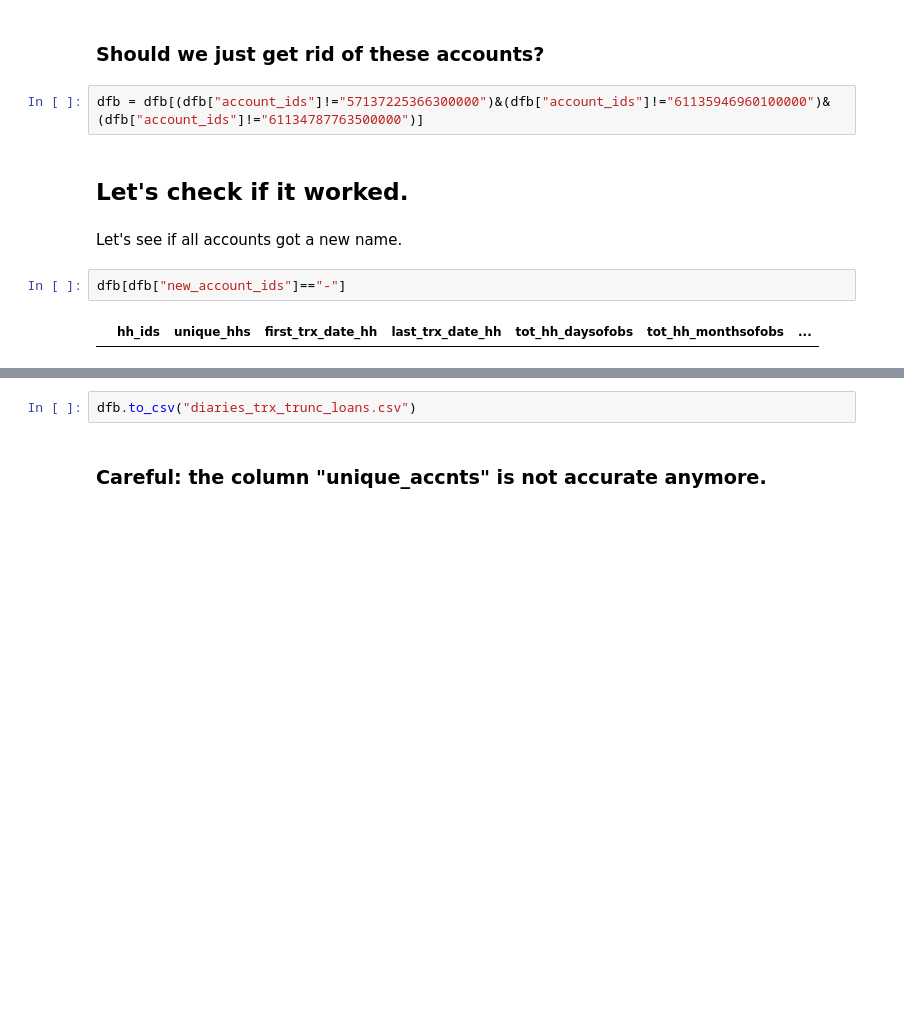
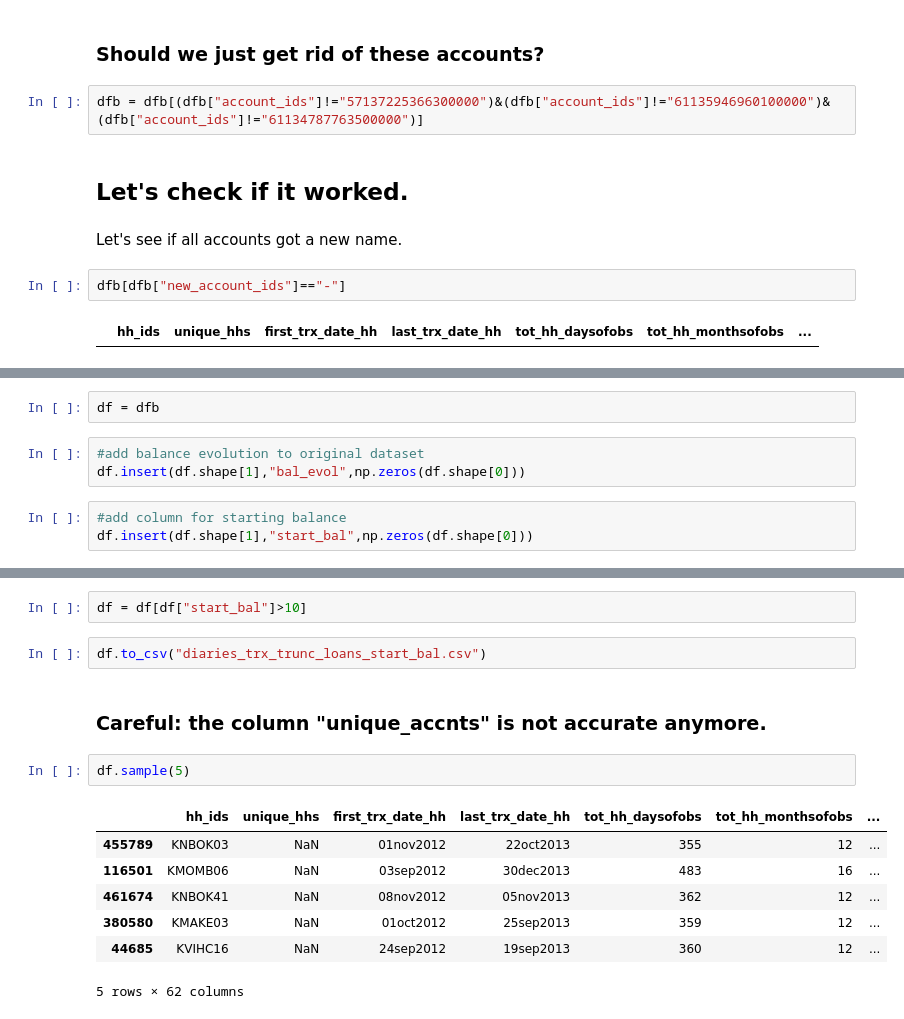
Before and after one commit to julclu/kenya_financial_diaries, a Jupyter notebook: julia/Pure_Truncation_Ella-Julia.ipynb, the cells around one changed output, grey strips where cells are left out. Drawn from its saved outputs; the diff is of its cells as text; blank space fills up the shorter version.

```diff
--- a/julia/Pure_Truncation_Ella-Julia.ipynb
+++ b/julia/Pure_Truncation_Ella-Julia.ipynb
@@ -259,0 +191,8 @@ dfb[dfb["account_ids"]=="112137283351600000"]
+# %%
+df = dfb
+# %%
+#add balance evolution to original dataset
+df.insert(df.shape[1],"bal_evol",np.zeros(df.shape[0]))
+# %%
+#add column for starting balance
+df.insert(df.shape[1],"start_bal",np.zeros(df.shape[0]))
@@ -260,4 +262,16 @@ dfb[dfb["account_ids"]=="112137283351600000"]
+# %%
+df = df[df["start_bal"]>10]
 # %%
-dfb.to_csv("diaries_trx_trunc_loans.csv")
+df.to_csv("diaries_trx_trunc_loans_start_bal.csv")
 # %% [markdown]
 ### Careful: the column "unique_accnts" is not accurate anymore.
+# %%
+df.sample(5)
+# %% [output]
+|  | hh_ids | unique_hhs | first_trx_date_hh | last_trx_date_hh | tot_hh_daysofobs | tot_hh_monthsofobs | ... |
+| 455789 | KNBOK03 | NaN | 01nov2012 | 22oct2013 | 355 | 12 | ... |
+| 116501 | KMOMB06 | NaN | 03sep2012 | 30dec2013 | 483 | 16 | ... |
+| 461674 | KNBOK41 | NaN | 08nov2012 | 05nov2013 | 362 | 12 | ... |
+| 380580 | KMAKE03 | NaN | 01oct2012 | 25sep2013 | 359 | 12 | ... |
+| 44685 | KVIHC16 | NaN | 24sep2012 | 19sep2013 | 360 | 12 | ... |
+5 rows × 62 columns
```
Also changed, not shown: parts of 9 cells of this notebook.
